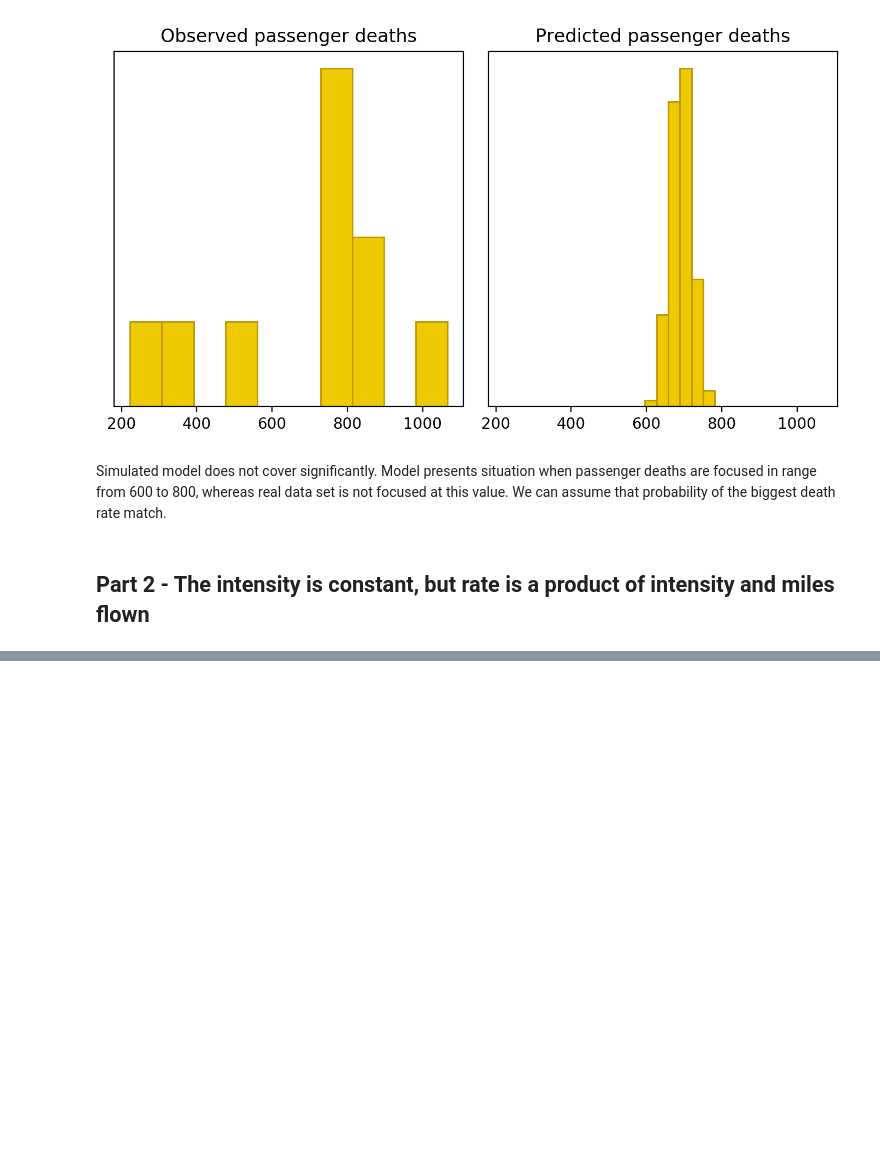
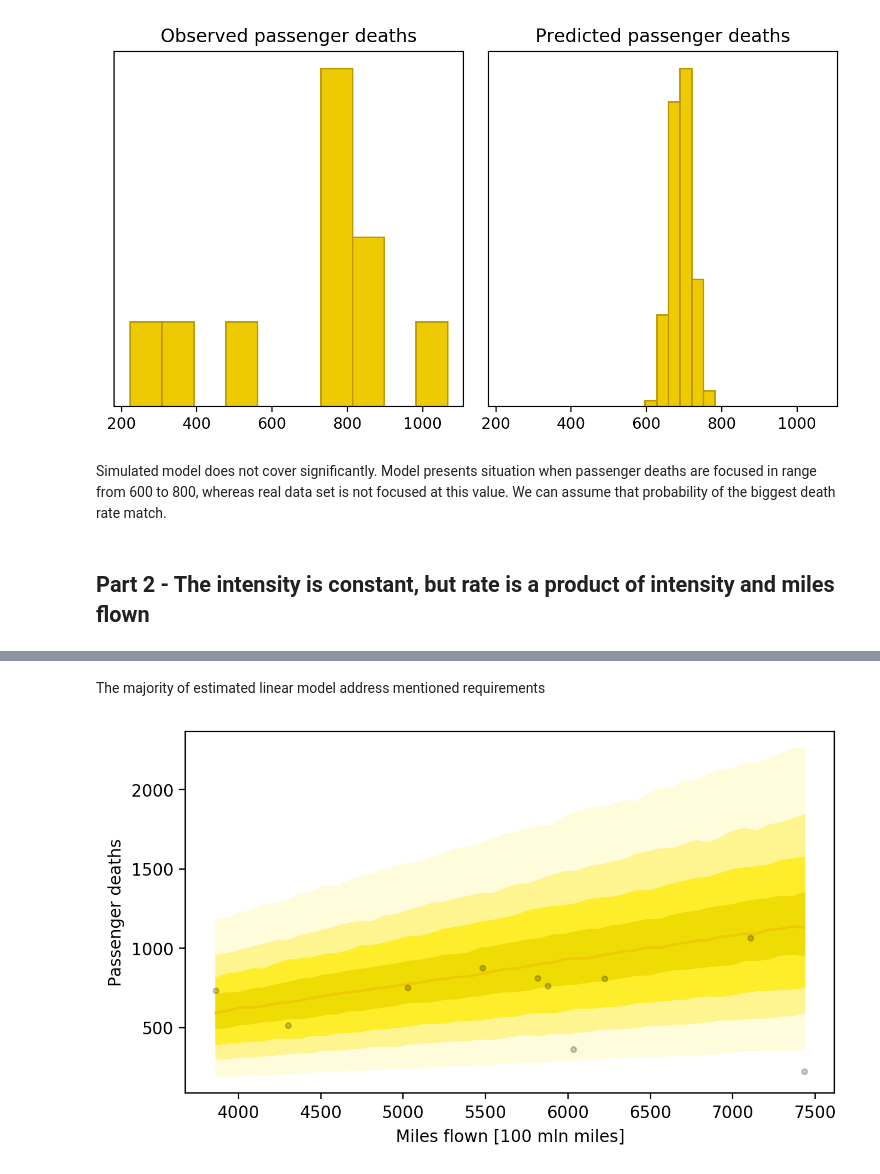
Before and after one commit to hmilanowski/CPS_DA, a Jupyter notebook: Lab_04.ipynb, the cells around one changed output, grey strips where cells are left out. Saved outputs shown, nothing was run; the diff lists cells and outputs as text; code cells hidden in the pictures; blank space fills up the shorter version.

```diff
--- a/Lab_04.ipynb
+++ b/Lab_04.ipynb
@@ -175,0 +223,17 @@ Simulated model does not cover significantly. Model presents situation when pass
+# %% [markdown]
+The majority of estimated linear model address mentioned requirements
+# %%
+deaths_rate_sim=params_rate_sim['deaths']
+# %%
+fig, axes = plt.subplots(1, 1, figsize=(7,4))
+axes = ribbon_plot(data_sim['Miles'],deaths_rate_sim,axes)
+axes.scatter(airline_data['Miles flown [100 mln miles]'],
+             airline_data['Passenger deaths'],
+             color='black',
+             alpha=0.2,
+             s=10)
+axes.set_xlabel('Miles flown [100 mln miles]')
+axes.set_ylabel('Passenger deaths')
+plt.show()
+# %% [output]
+[figure, added]
```
Also changed, not shown: parts of 14 cells of this notebook, 5 other files.
